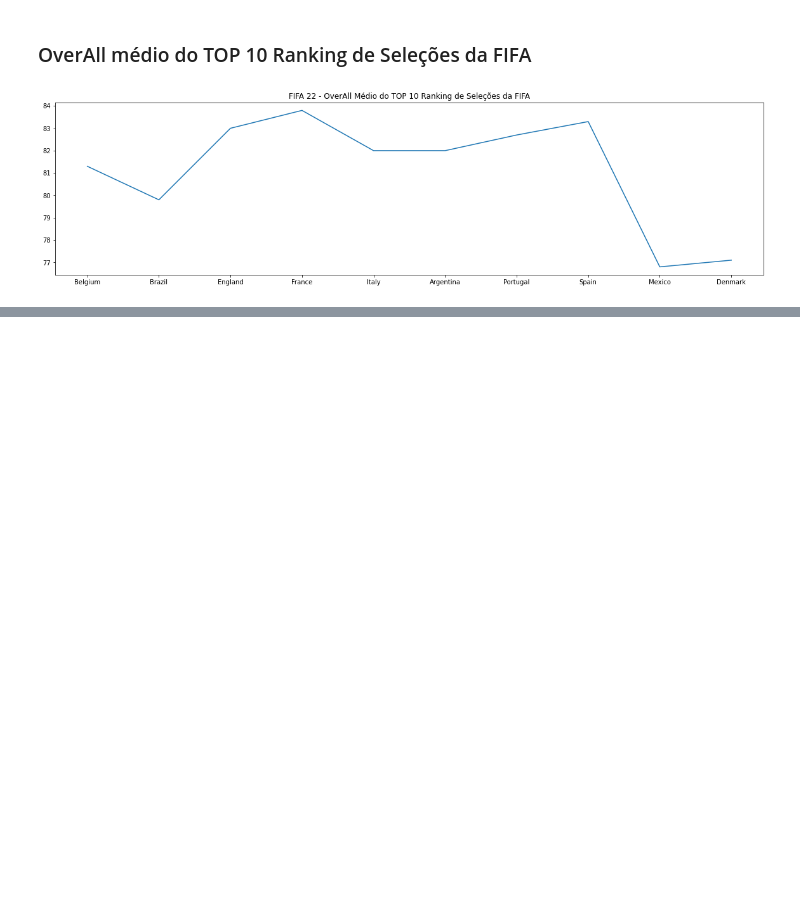
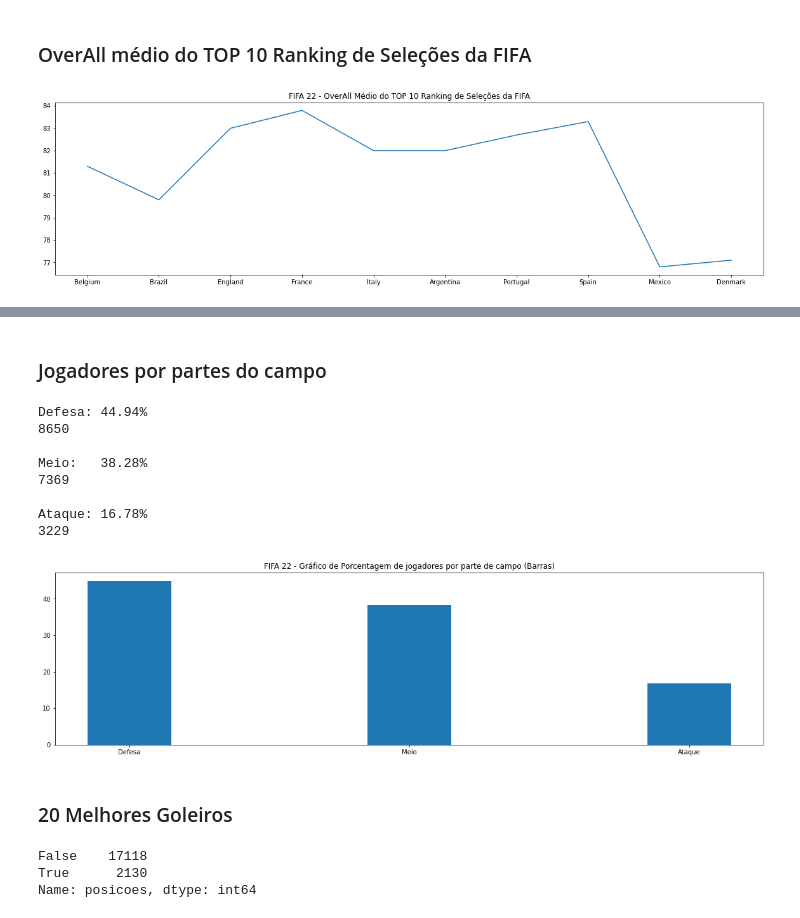
Before and after one commit to leovasc5/exploratory-analysis-of-FIFA-22-data, a Jupyter notebook: curiosidades.ipynb, the cells around one changed output, grey strips where cells are left out. Drawn from its saved outputs; the diff is of its cells as text; code cells hidden in the pictures; blank space fills up the shorter version.

```diff
--- a/curiosidades.ipynb
+++ b/curiosidades.ipynb
@@ -267,0 +298,14 @@ plt.show()
+# %%
+posicoes = ['Goleiro', 'Zagueiro', 'Lateal Esquerdo', 'Lateral Direito', 'Ala Esquerdo', 'Ala Direito', 'Volante', 'Meia Central', 'Meia Esquerdo', 'Meia Direito', 'Meia Atacante', 'Ponta Esquerdo', 'Ponta Direito', 'Segundo Atacante', 'Centroavante']
+positions = ['GK', 'CB', 'LB', 'RB', 'LWB', 'RWB', 'CDM', 'CM', 'LM', 'RM', 'CAM', 'LW', 'RW', 'CF', 'ST']
+contagem = []
+n = 0
+
+for i in positions:
+    contagem.append(df.posicoes.str.contains(i).sum())
+
+for j in posicoes:
+    print(posicoes[n] + ': ' + str(contagem[n]))
+    pct = np.round((contagem[n]*100) / 19248, 2)
+    print(str(pct) + '% dos jogadores estão aptos para jogar de ' + posicoes[n] + '\n')
+    n+=1
@@ -267,0 +330,53 @@ plt.show()
+# %% [markdown]
+### Jogadores por partes do campo
+# %%
+positions = ['GK', 'CB', 'LB', 'RB', 'LWB', 'RWB', 'CDM', 'CM', 'LM', 'RM', 'CAM', 'LW', 'RW', 'CF', 'ST']
+values = []
+defesa_count = meio_count = ataque_count = 0
+defesa_pct = meio_pct = ataque_pct = 0
+
+for i in positions:
+    values.append(len(df[df.posicao_preferida == i]))
+
+defesa = values[0:6]
+meio = values[6:11]
+ataque = values[11:15]
+
+for d in defesa:
+    defesa_count += d
+    defesa_pct = np.round((defesa_count*100) / 19248, 2)
+
+for m in meio:
+    meio_count += m
+    meio_pct = np.round((meio_count*100) / 19248, 2)
+
+for a in ataque:
+    ataque_count += a
+    ataque_pct = np.round((ataque_count*100) / 19248, 2)
+
+print('Defesa: ' + str(defesa_pct) + '%\n' + str(defesa_count) + '\n')
+print('Meio:   ' + str(meio_pct) + '%\n' + str(meio_count) + '\n')
+print('Ataque: ' + str(ataque_pct) + '%\n' + str(ataque_count) + '\n')
+
+plt.title('FIFA 22 - Gráfico de Porcentagem de jogadores por parte de campo (Barras)')
+plt.bar(['Defesa', 'Meio', 'Ataque'], [defesa_pct, meio_pct, ataque_pct], width=0.3)
+plt.show()
+# %% [output]
+Defesa: 44.94%
+8650
+
+Meio:   38.28%
+7369
+
+Ataque: 16.78%
+3229
+[figure, added]
+# %% [markdown]
+###  20 Melhores Goleiros
+# %%
+temp = df.posicoes.str.contains('GK').value_counts()
+temp.head(20)
+# %% [output]
+False    17118
+True      2130
+Name: posicoes, dtype: int64
```
Also changed, not shown: parts of 11 cells of this notebook, 4 other files.
